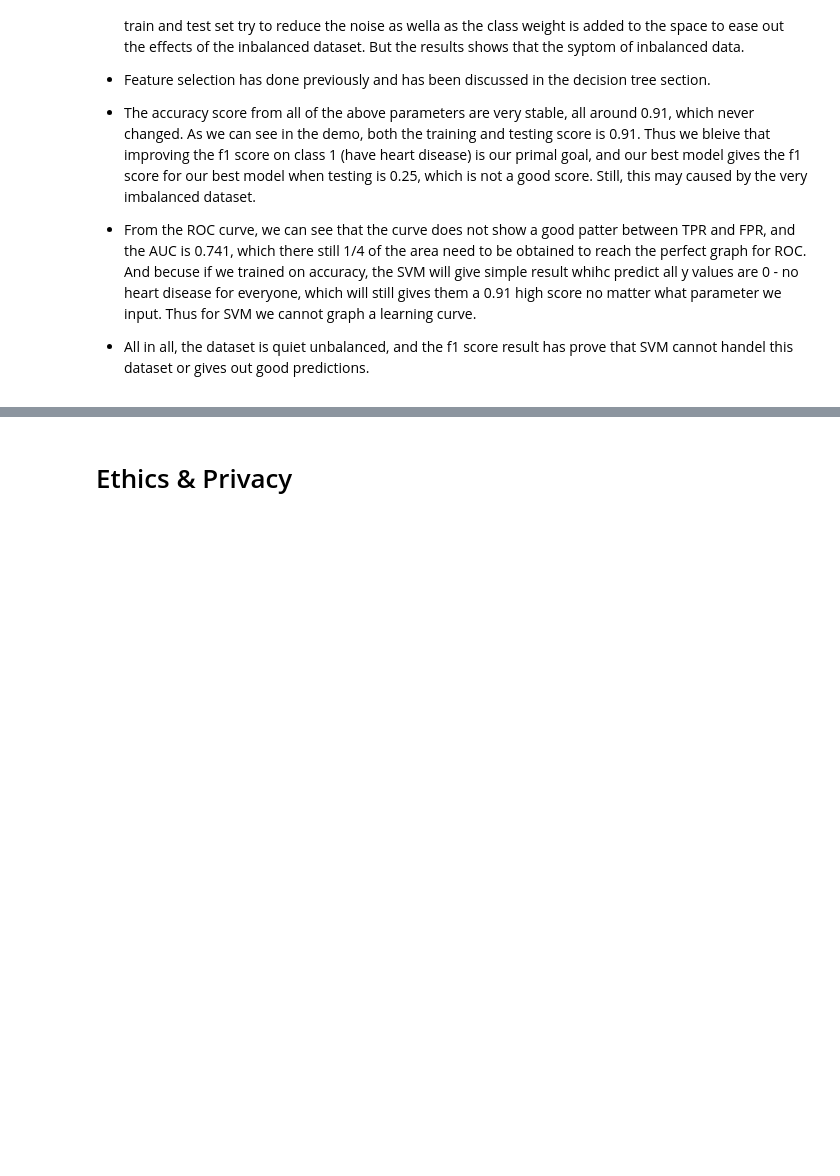
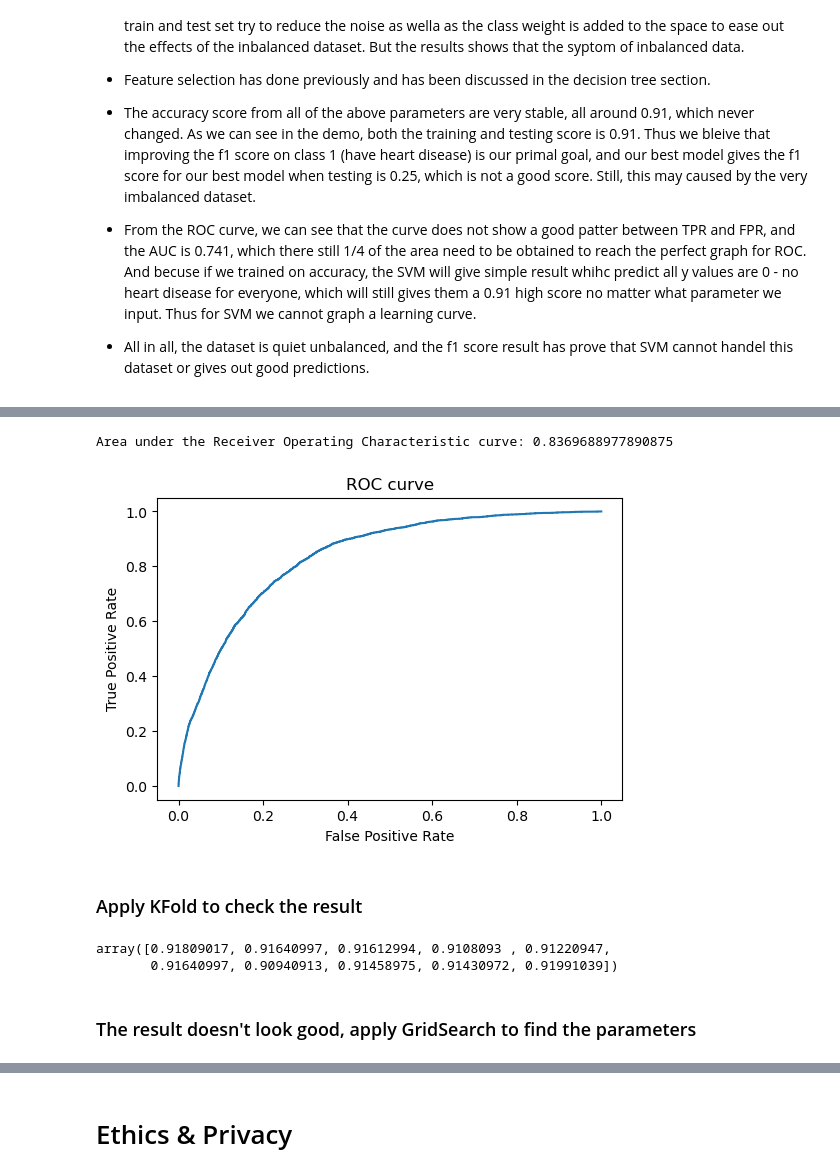
Before and after one commit to COGS118A/Group011-Sp22, a Jupyter notebook: Checkpoint_group011.ipynb, the cells around one changed output, grey strips where cells are left out. Cells and saved outputs as stored; diff of their text form; code cells hidden in the pictures; blank space fills up the shorter version.

```diff
--- a/Checkpoint_group011.ipynb
+++ b/Checkpoint_group011.ipynb
@@ -779,0 +797,11 @@ If we trained on accuracy, then the SVM gives pretty good and fast response simp
+# %%
+result_df = result_df.drop(['Asian','Black','Hispanic','Other','White'], axis = 1)
+split_data = []
+for i in range(3):
+    split_data.append(result_df.sample(result_df.shape[0]//3, replace = False, random_state = 42))
+# %%
+X = split_data[0]
+X = X.drop(['HeartDisease'], axis=1)
+y = split_data[0]
+y = y["HeartDisease"]
+X_train, X_test, y_train, y_test = train_test_split(X, y, test_size=0.33, random_state=42)
@@ -779,0 +810,4 @@ If we trained on accuracy, then the SVM gives pretty good and fast response simp
+# %%
+clf = LogisticRegression(penalty='l2', C=1.0, random_state=0)
+clf.fit(X_train, y_train)
+score_test = clf.score(X_test, y_test)
@@ -779,0 +833,27 @@ If we trained on accuracy, then the SVM gives pretty good and fast response simp
+# %%
+scores = clf.predict_proba(X_test)[:,1]
+fpr, tpr, thresholds = metrics.roc_curve(y_test, scores, pos_label=1)
+roc_auc = roc_auc_score(y_test, scores)
+plt.figure(dpi=100)
+plt.plot(fpr, tpr)
+plt.title('ROC curve')
+plt.xlabel('False Positive Rate')
+plt.ylabel('True Positive Rate')
+
+print('Area under the Receiver Operating Characteristic curve:',
+      roc_auc)
+# %% [output]
+Area under the Receiver Operating Characteristic curve: 0.8369688977890875
+[figure, added]
+# %% [markdown]
+### Apply KFold to check the result
+# %%
+kf = KFold(n_splits=10, shuffle=True)
+model = LogisticRegression(penalty='l2', C=1.0, random_state=0)
+scores = cross_val_score(model, X_train, y_train, scoring='accuracy', cv=kf)
+scores
+# %% [output]
+array([0.91809017, 0.91640997, 0.91612994, 0.9108093 , 0.91220947,
+       0.91640997, 0.90940913, 0.91458975, 0.91430972, 0.91991039])
+# %% [markdown]
+### The result doesn't look good, apply GridSearch to find the parameters
```
Also changed, not shown: parts of 13 cells of this notebook.
